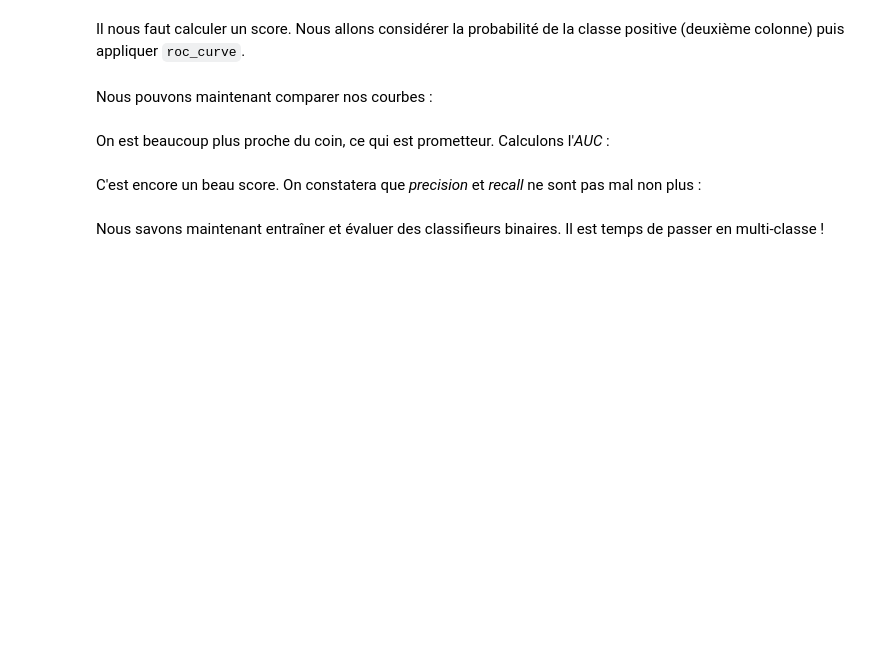
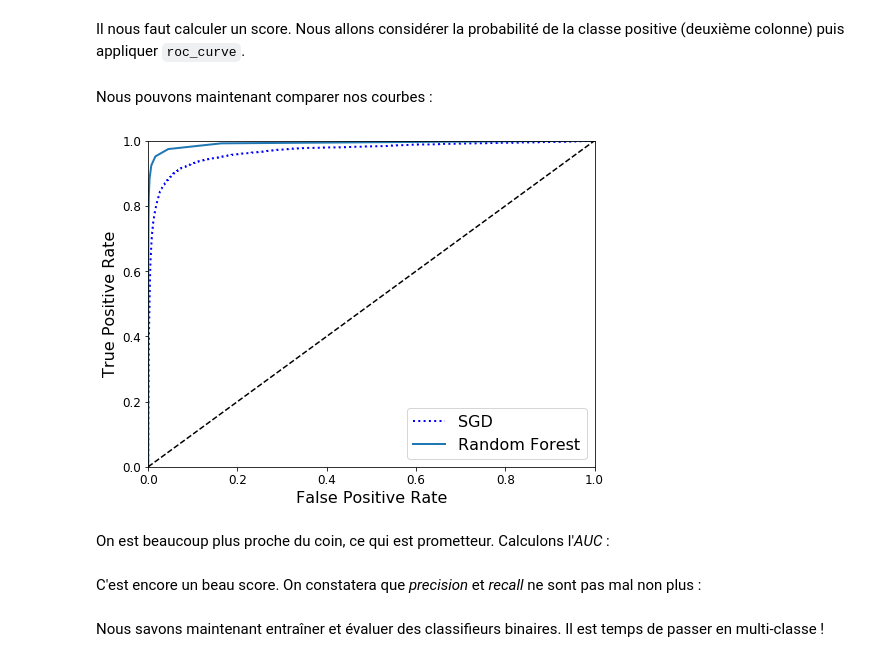
Before and after one commit to Cedric-M/Machine-Learning, a Jupyter notebook: WS 3.1 - Machine Learning.ipynb, the cells around one changed output. Cells and saved outputs as stored; diff of their text form; code cells hidden in the pictures; blank space fills up the shorter version.

```diff
--- a/WS 3.1 - Machine Learning.ipynb
+++ b/WS 3.1 - Machine Learning.ipynb
@@ -531,6 +535,6 @@ Nous allons utiliser `predict_proba()` pour construire une courbe _ROC_.
 from sklearn.ensemble import RandomForestClassifier
 forest_clf = RandomForestClassifier(random_state=42, n_estimators=10)
 y_probas_forest = cross_val_predict(forest_clf, X_train, y_train_5, cv=3,
-                                    #CODE A COMPLETER
+                                    method="predict_proba")
 # %%
 y_probas_forest
@@ -537,17 +549,19 @@ y_probas_forest
 # %% [markdown]
 Il nous faut calculer un score. Nous allons considérer la probabilité de la classe positive (deuxième colonne) puis appliquer `roc_curve`.
 # %%
-#CODE A COMPLETER
+y_scores_forest = y_probas_forest[:, 1]
 fpr_forest, tpr_forest, thresholds_forest = roc_curve(y_train_5,y_scores_forest)
 # %% [markdown]
 Nous pouvons maintenant comparer nos courbes :
 # %%
 plt.figure(figsize=(8, 6))
 plt.plot(fpr, tpr, "b:", linewidth=2, label="SGD")
 plot_roc_curve(fpr_forest, tpr_forest, "Random Forest")
 plt.legend(loc="lower right", fontsize=16)
-save_fig("roc_curve_comparison_plot")
+#save_fig("roc_curve_comparison_plot")
 plt.show()
+# %% [output]
+[figure, added]
 # %% [markdown]
 On est beaucoup plus proche du coin, ce qui est prometteur. Calculons l'_AUC_ :
 # %%
```
Also changed, not shown: parts of 4 cells of this notebook.
